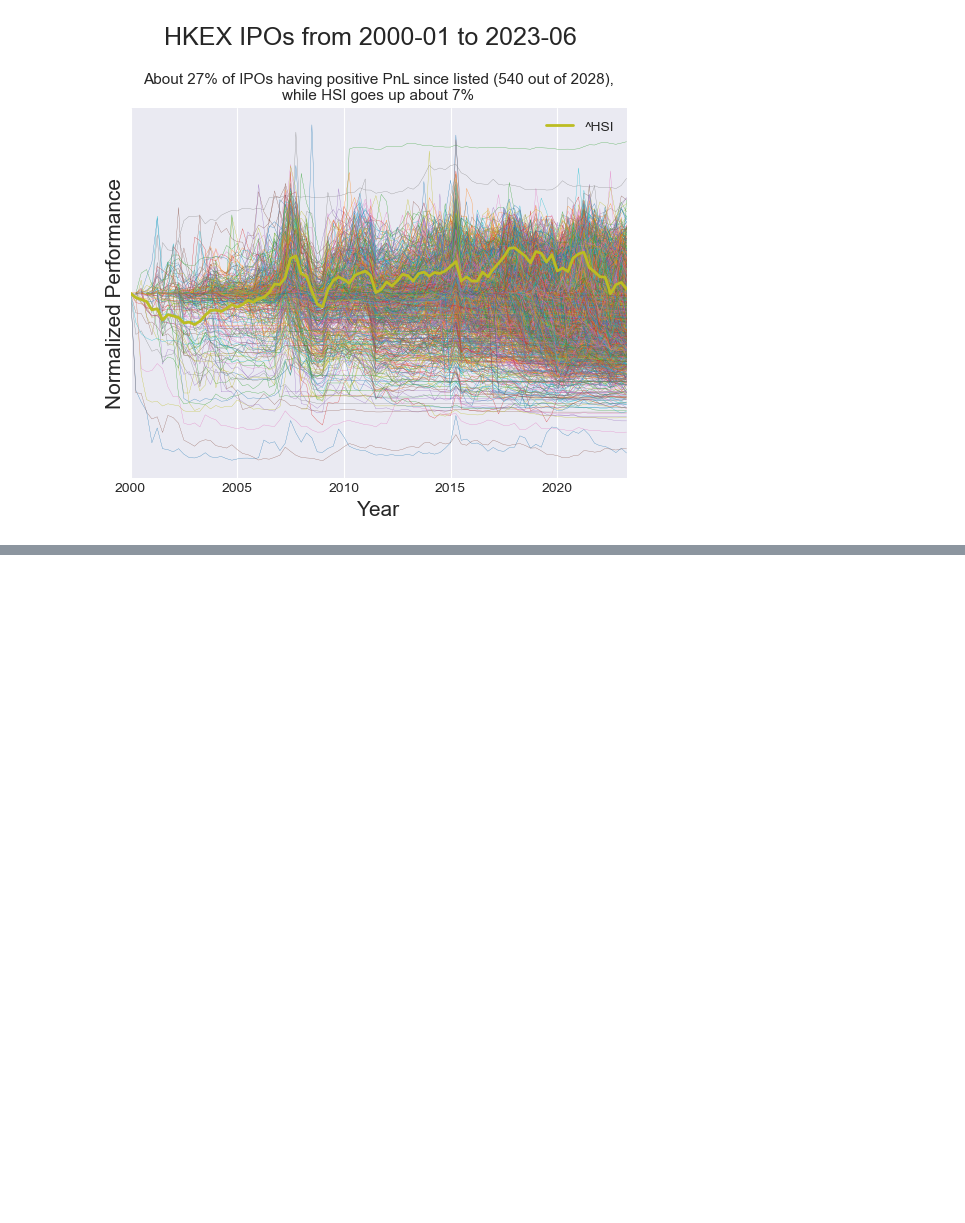
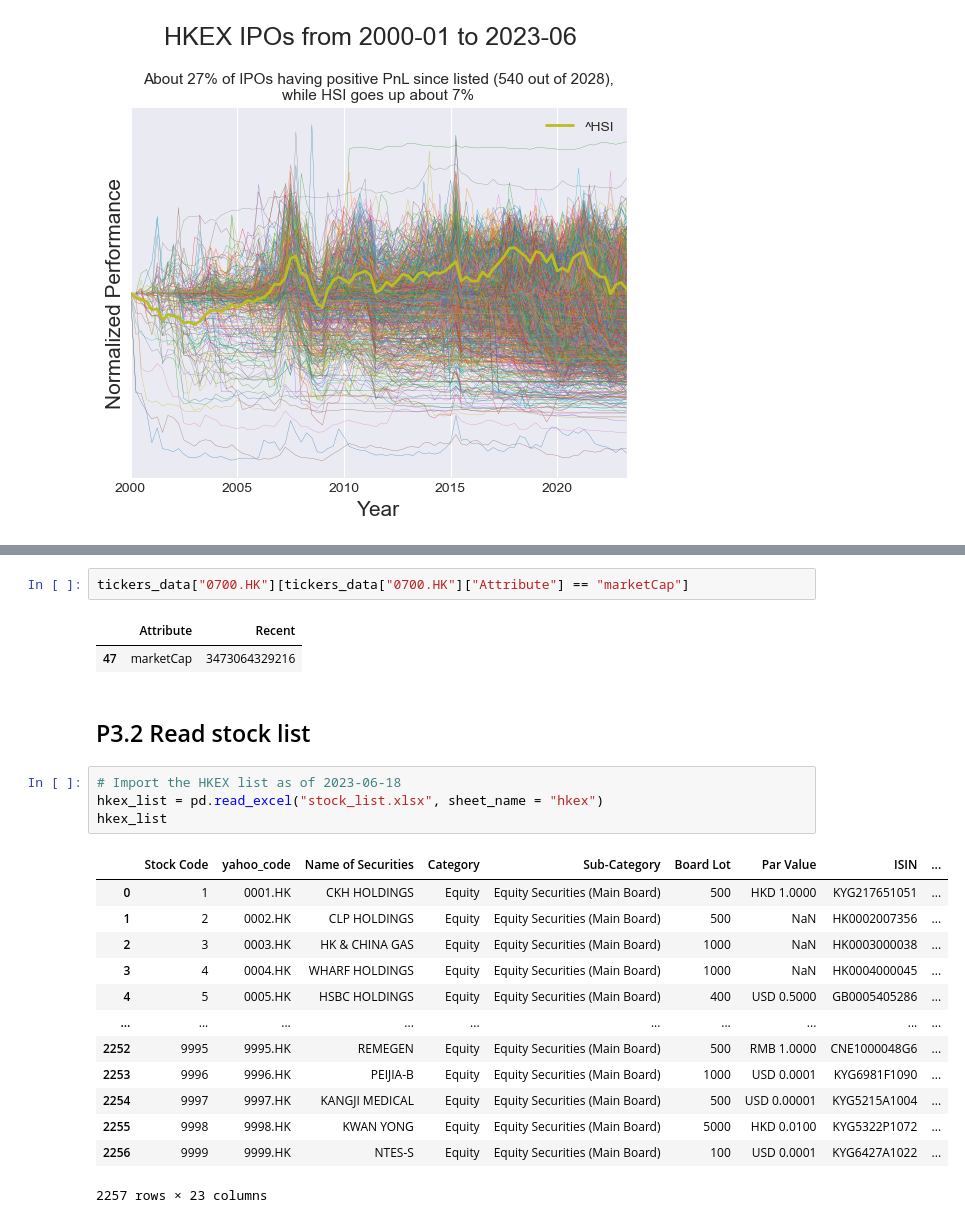
Before and after one commit to ckyma/exchatbook, a Jupyter notebook: getYahooData.ipynb, the cells around one changed output, grey strips where cells are left out. Saved outputs shown, nothing was run; the diff lists cells and outputs as text; blank space fills up the shorter version.

Commit message:
Added data for Page 3

```diff
--- a/getYahooData.ipynb
+++ b/getYahooData.ipynb
@@ -718,0 +795,25 @@ plt.savefig('page1.png', dpi=600)
+# %%
+tickers_data["0700.HK"][tickers_data["0700.HK"]["Attribute"] == "marketCap"]
+# %% [output]
+|  | Attribute | Recent |
+| 47 | marketCap | 3473064329216 |
+# %% [markdown]
+## P3.2 Read stock list
+# %%
+# Import the HKEX list as of 2023-06-18
+hkex_list = pd.read_excel("stock_list.xlsx", sheet_name = "hkex")
+hkex_list
+# %% [output]
+|  | Stock Code | yahoo_code | Name of Securities | Category | Sub-Category | Board Lot | Par Value | ISIN | ... |
+| 0 | 1 | 0001.HK | CKH HOLDINGS | Equity | Equity Securities (Main Board) | 500 | HKD 1.0000 | KYG217651051 | ... |
+| 1 | 2 | 0002.HK | CLP HOLDINGS | Equity | Equity Securities (Main Board) | 500 | NaN | HK0002007356 | ... |
+| 2 | 3 | 0003.HK | HK & CHINA GAS | Equity | Equity Securities (Main Board) | 1000 | NaN | HK0003000038 | ... |
+| 3 | 4 | 0004.HK | WHARF HOLDINGS | Equity | Equity Securities (Main Board) | 1000 | NaN | HK0004000045 | ... |
+| 4 | 5 | 0005.HK | HSBC HOLDINGS | Equity | Equity Securities (Main Board) | 400 | USD 0.5000 | GB0005405286 | ... |
+| ... | ... | ... | ... | ... | ... | ... | ... | ... | ... |
+| 2252 | 9995 | 9995.HK | REMEGEN | Equity | Equity Securities (Main Board) | 500 | RMB 1.0000 | CNE1000048G6 | ... |
+| 2253 | 9996 | 9996.HK | PEIJIA-B | Equity | Equity Securities (Main Board) | 1000 | USD 0.0001 | KYG6981F1090 | ... |
+| 2254 | 9997 | 9997.HK | KANGJI MEDICAL | Equity | Equity Securities (Main Board) | 500 | USD 0.00001 | KYG5215A1004 | ... |
+| 2255 | 9998 | 9998.HK | KWAN YONG | Equity | Equity Securities (Main Board) | 5000 | HKD 0.0100 | KYG5322P1072 | ... |
+| 2256 | 9999 | 9999.HK | NTES-S | Equity | Equity Securities (Main Board) | 100 | USD 0.0001 | KYG6427A1022 | ... |
+2257 rows × 23 columns
```
Also changed, not shown: parts of 25 cells of this notebook, 7 other files.
